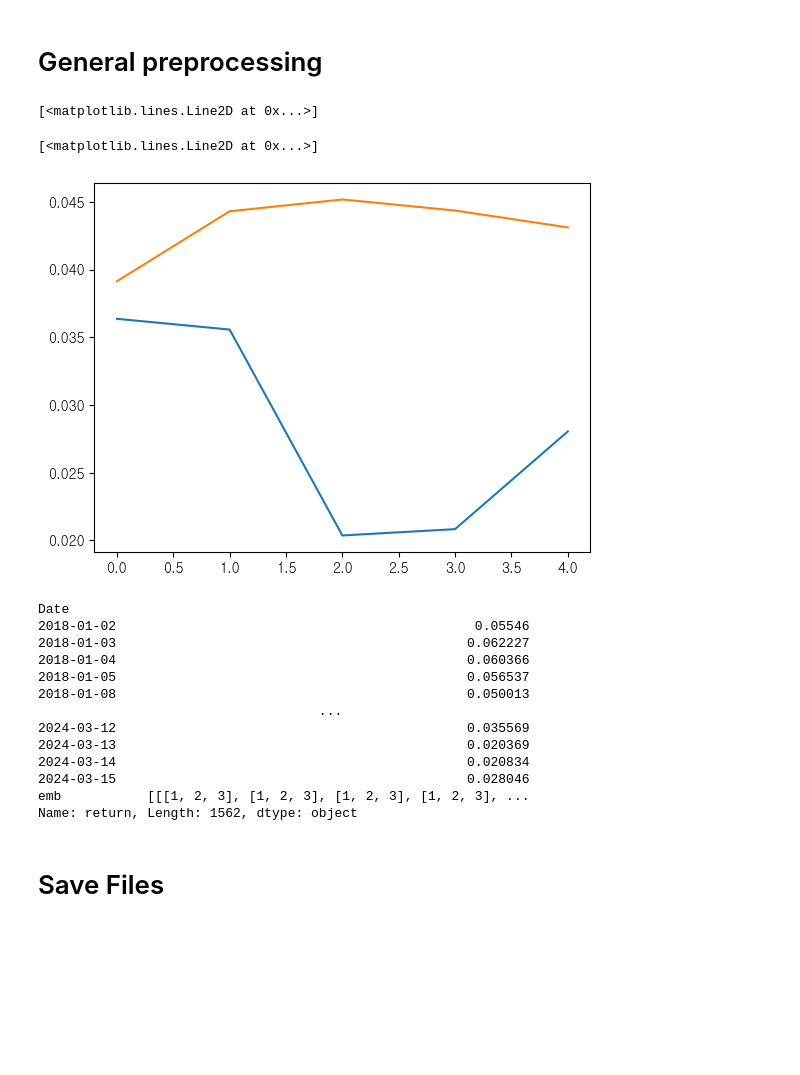
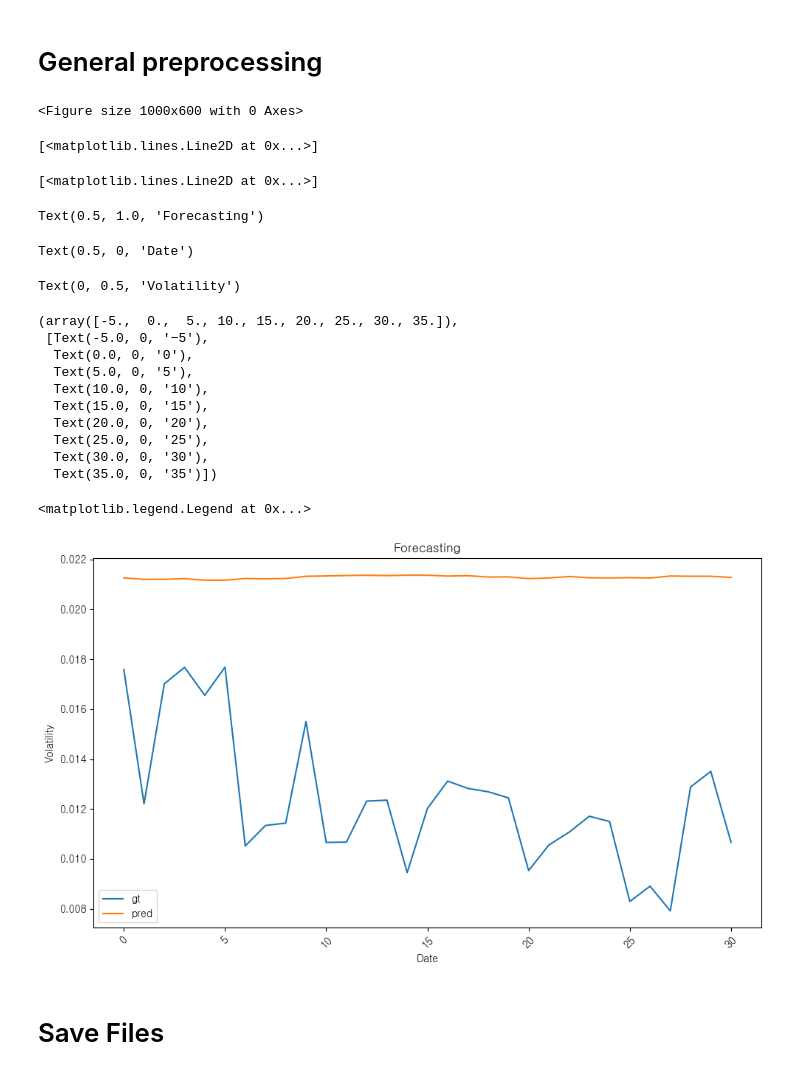
Before and after one commit to kimjuhwan1234/Volatility_Forecasting, a Jupyter notebook: preprocessing.ipynb, the cells around one changed output. Drawn from its saved outputs; the diff is of its cells as text; code cells hidden in the pictures; blank space fills up the shorter version.

```diff
--- a/preprocessing.ipynb
+++ b/preprocessing.ipynb
@@ -64,32 +64,42 @@ bno_vol = bno_vol.iloc[20:]
 # train_wti = wti_vol.iloc[:-52]
 # train_bno = bno_vol.iloc[:-52]
 # %%
-pred=pd.read_csv('Files/bi_LSTM_wti.csv')
+pred = pd.read_csv('Files/bi_LSTM_bno.csv')
 
 import matplotlib.pyplot as plt
+plt.figure(figsize=(10, 6))
 
-plt.plot(pred['Ground Truth'])
-plt.plot(pred['Prediction'])
+plt.plot(pred['Ground Truths'], label='gt')
+plt.plot(pred['Predictions'], label='pred')
+
+
+plt.title(f'Forecasting')
+plt.xlabel('Date')
+plt.ylabel('Volatility')
+
+plt.xticks(rotation=45)
+plt.legend()
+plt.tight_layout()
+plt.show()
 # %% [output]
-[<matplotlib.lines.Line2D at 0x...>]
+<Figure size 1000x600 with 0 Axes>
 [<matplotlib.lines.Line2D at 0x...>]
+[<matplotlib.lines.Line2D at 0x...>]
+Text(0.5, 1.0, 'Forecasting')
+Text(0.5, 0, 'Date')
+Text(0, 0.5, 'Volatility')
+(array([-5.,  0.,  5., 10., 15., 20., 25., 30., 35.]),
+ [Text(-5.0, 0, '−5'),
+  Text(0.0, 0, '0'),
+  Text(5.0, 0, '5'),
+  Text(10.0, 0, '10'),
+  Text(15.0, 0, '15'),
+  Text(20.0, 0, '20'),
+  Text(25.0, 0, '25'),
+  Text(30.0, 0, '30'),
+  Text(35.0, 0, '35')])
+<matplotlib.legend.Legend at 0x...>
-[figure, old version]
+[figure, new version]
-# %%
-wti_vol
-# %% [output]
-Date
-2018-01-02                                              0.05546
-2018-01-03                                             0.062227
-2018-01-04                                             0.060366
-2018-01-05                                             0.056537
-2018-01-08                                             0.050013
-                                    ...
-2024-03-12                                             0.035569
-2024-03-13                                             0.020369
-2024-03-14                                             0.020834
-2024-03-15                                             0.028046
-emb           [[[1, 2, 3], [1, 2, 3], [1, 2, 3], [1, 2, 3], ...
-Name: return, Length: 1562, dtype: object
 # %% [markdown]
 # Save Files
 # %%
```
Also changed, not shown: parts of 1 cell of this notebook, 14 other files.
